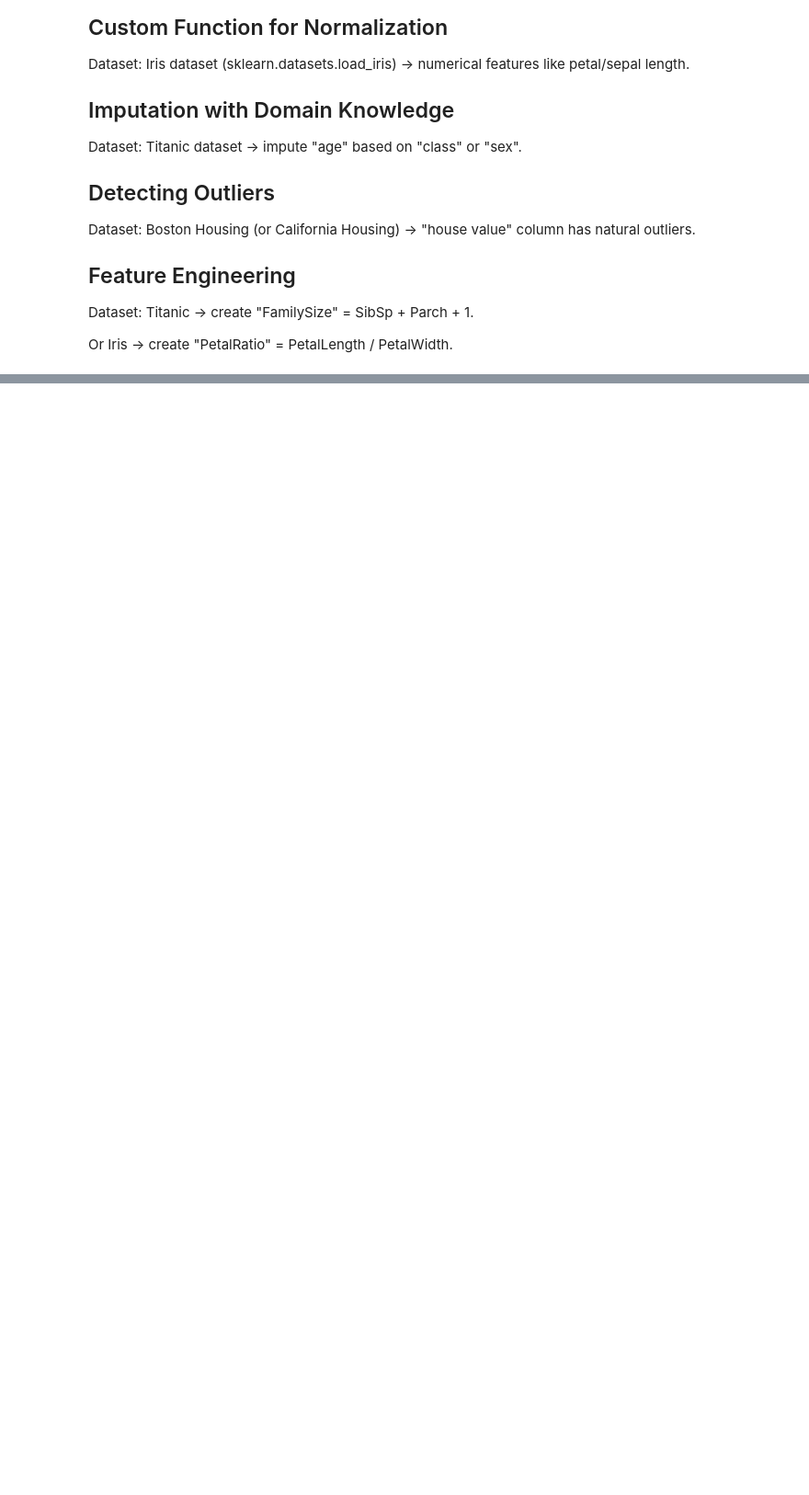
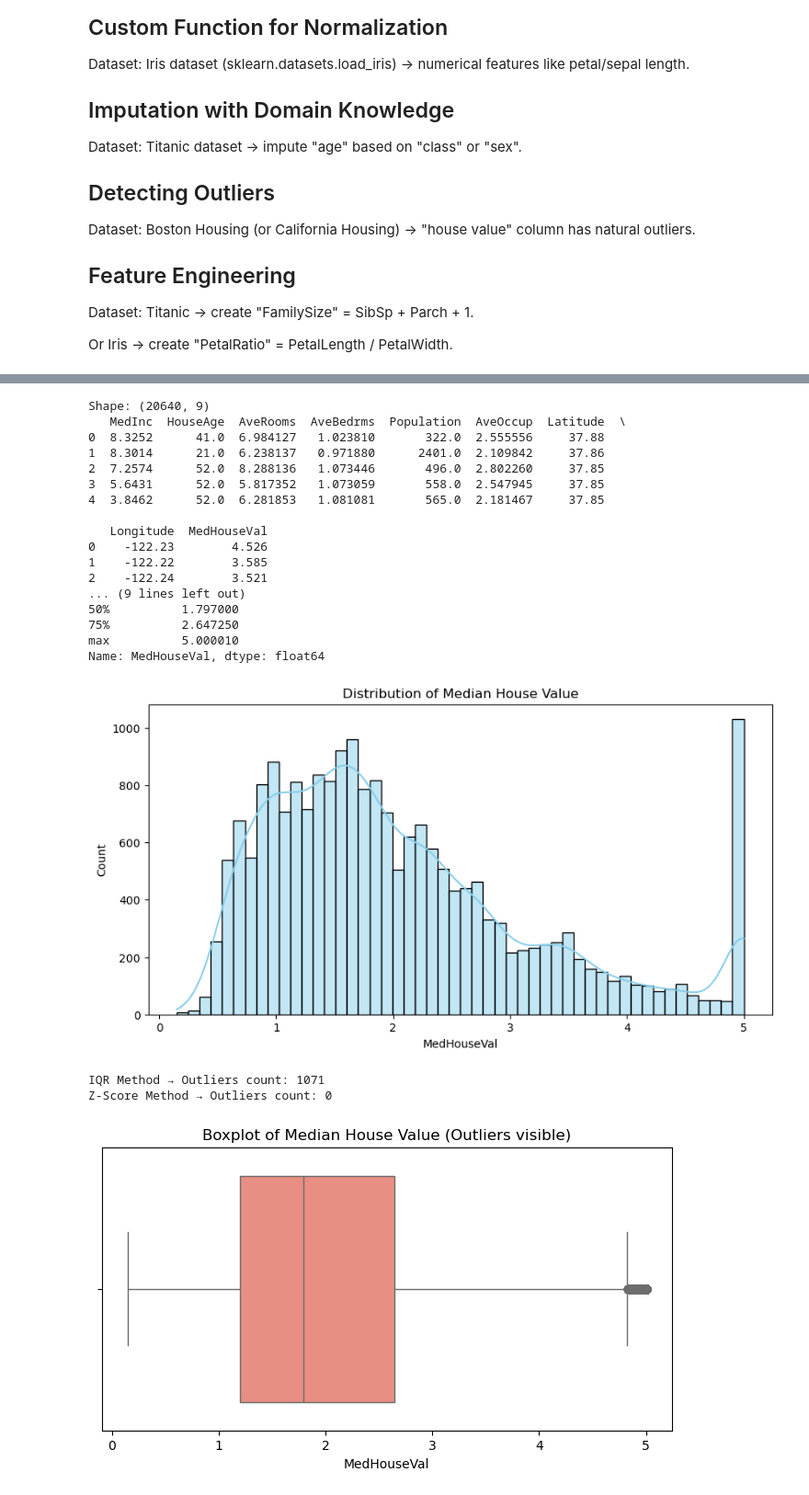
Before and after one commit to gargavi-oss/Ai-Assignment, a Jupyter notebook: Assignment 3.ipynb, the cells around one changed output, grey strips where cells are left out. Shown at 92% size. Saved outputs shown, nothing was run; the diff lists cells and outputs as text; code cells hidden in the pictures; blank space fills up the shorter version.

```diff
--- a/Assignment 3.ipynb
+++ b/Assignment 3.ipynb
@@ -965,0 +373,71 @@ print(iris[['petal length (cm)', 'petal width (cm)', 'PetalRatio']].head())
+# %%
+# Detecting outliers
+import pandas as pd
+import matplotlib.pyplot as plt
+import seaborn as sns
+from sklearn.datasets import fetch_california_housing
+
+# Step 1: Load dataset
+housing = fetch_california_housing(as_frame=True)
+df = housing.frame  # already a DataFrame
+
+print("Shape:", df.shape)
+print(df.head())
+
+# Target column = MedHouseVal
+print("\nDescription of MedHouseVal:\n", df["MedHouseVal"].describe())
+
+# Step 2: Visualize distribution
+
+plt.figure(figsize=(10,5))
+sns.histplot(df["MedHouseVal"], bins=50, kde=True, color="skyblue")
+plt.title("Distribution of Median House Value")
+plt.show()
+
+# Step 3: Detect outliers
+
+# Method 1: IQR method
+Q1 = df["MedHouseVal"].quantile(0.25)
+Q3 = df["MedHouseVal"].quantile(0.75)
+IQR = Q3 - Q1
+lower_bound = Q1 - 1.5 * IQR
+upper_bound = Q3 + 1.5 * IQR
+
+outliers_iqr = df[(df["MedHouseVal"] < lower_bound) | (df["MedHouseVal"] > upper_bound)]
+print("\nIQR Method → Outliers count:", outliers_iqr.shape[0])
+
+# Method 2: Z-score method
+from scipy import stats
+import numpy as np
+
+z_scores = np.abs(stats.zscore(df["MedHouseVal"]))
+outliers_z = df[z_scores > 3]
+print("Z-Score Method → Outliers count:", outliers_z.shape[0])
+
+# Step 4: Boxplot visualization
+plt.figure(figsize=(8,4))
+sns.boxplot(x=df["MedHouseVal"], color="salmon")
+plt.title("Boxplot of Median House Value (Outliers visible)")
+plt.show()
+# %% [output]
+Shape: (20640, 9)
+   MedInc  HouseAge  AveRooms  AveBedrms  Population  AveOccup  Latitude  \
+0  8.3252      41.0  6.984127   1.023810       322.0  2.555556     37.88
+1  8.3014      21.0  6.238137   0.971880      2401.0  2.109842     37.86
+2  7.2574      52.0  8.288136   1.073446       496.0  2.802260     37.85
+3  5.6431      52.0  5.817352   1.073059       558.0  2.547945     37.85
+4  3.8462      52.0  6.281853   1.081081       565.0  2.181467     37.85
+
+   Longitude  MedHouseVal
+0    -122.23        4.526
+1    -122.22        3.585
+2    -122.24        3.521
+... (9 lines left out)
+50%          1.797000
+75%          2.647250
+max          5.000010
+Name: MedHouseVal, dtype: float64
+[figure, added]
+IQR Method → Outliers count: 1071
+Z-Score Method → Outliers count: 0
+[figure, added]
```
Also changed, not shown: parts of 89 cells of this notebook, 3 other files.
